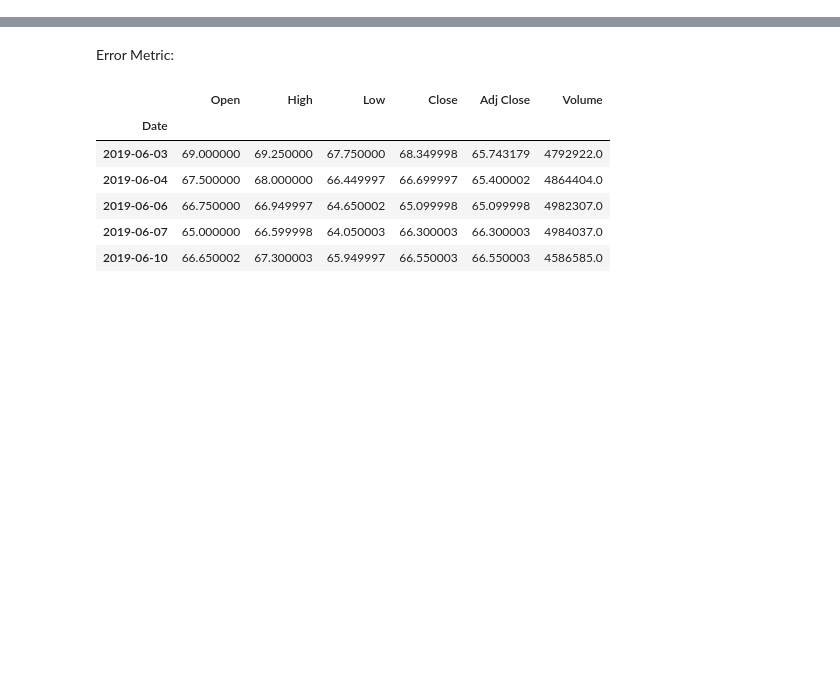
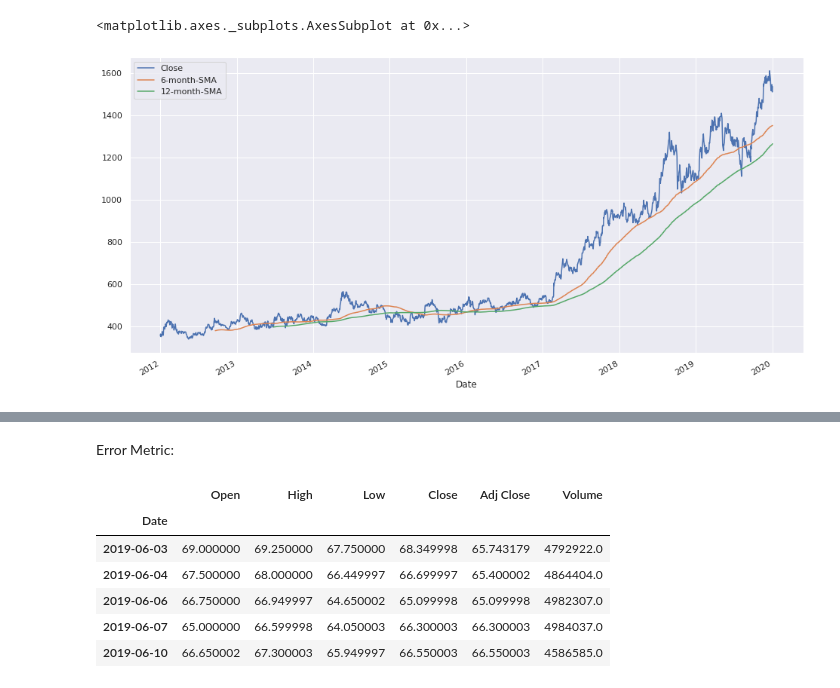
Before and after one commit to DeepankarAcharyya/Time_Series_Data, a Jupyter notebook: Time_Series_Analysis_Stock_Price.ipynb, the cells around one changed output, grey strips where cells are left out. Saved outputs shown, nothing was run; the diff lists cells and outputs as text; code cells hidden in the pictures; blank space fills up the shorter version.

```diff
--- a/Time_Series_Analysis_Stock_Price.ipynb
+++ b/Time_Series_Analysis_Stock_Price.ipynb
@@ -20,0 +59,8 @@ from itertools import product
+# %%
+data['6-month-SMA']=data['Close'].rolling(180).mean()
+data['12-month-SMA']=data['Close'].rolling(365).mean()
+# %%
+data[['Close','6-month-SMA','12-month-SMA']].plot(figsize=(16,8))
+# %% [output]
+<matplotlib.axes._subplots.AxesSubplot at 0x...>
+[figure, added]
```
Also changed, not shown: parts of 20 cells of this notebook.
